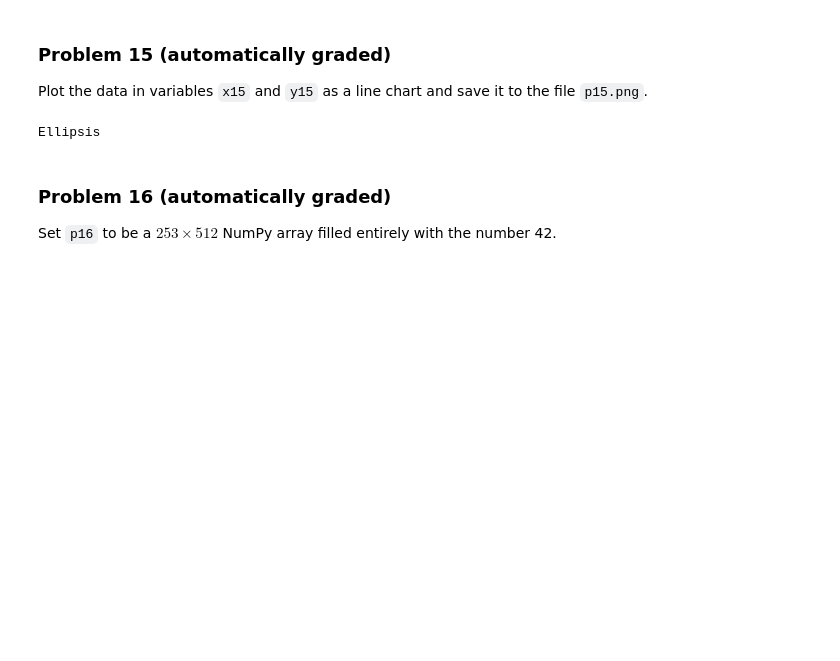
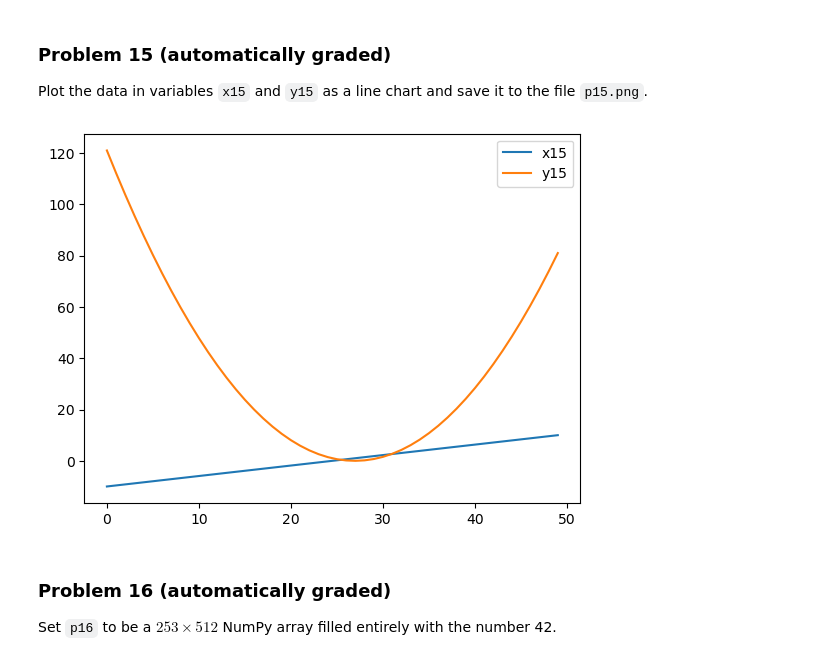
Before and after one commit to chenmichael2/dx602-homework-10, a Jupyter notebook: homework.ipynb, the cells around one changed output. Drawn from its saved outputs; the diff is of its cells as text; code cells hidden in the pictures; blank space fills up the shorter version.

```diff
--- a/homework.ipynb
+++ b/homework.ipynb
@@ -286,12 +284,16 @@ Plot the data in variables `x15` and `y15` as a line chart and save it to the fi
 
 x15 = np.linspace(-10, 10)
 y15 = x15 ** 2 - 2 * x15 + 1
-# %%
-# YOUR CHANGES HERE
-
-...
-# %% [output]
-Ellipsis
+# %%
+# YOUR CHANGES HERE
+
+plt.plot(x15, label="x15")
+plt.plot(y15, label="y15")
+plt.legend()
+plt.savefig("p15.png")
+plt.show()
+# %% [output]
+[figure, added]
 # %% [markdown]
 ### Problem 16 (automatically graded)
 
```
Also changed, not shown: parts of 2 cells of this notebook, 1 other file.
